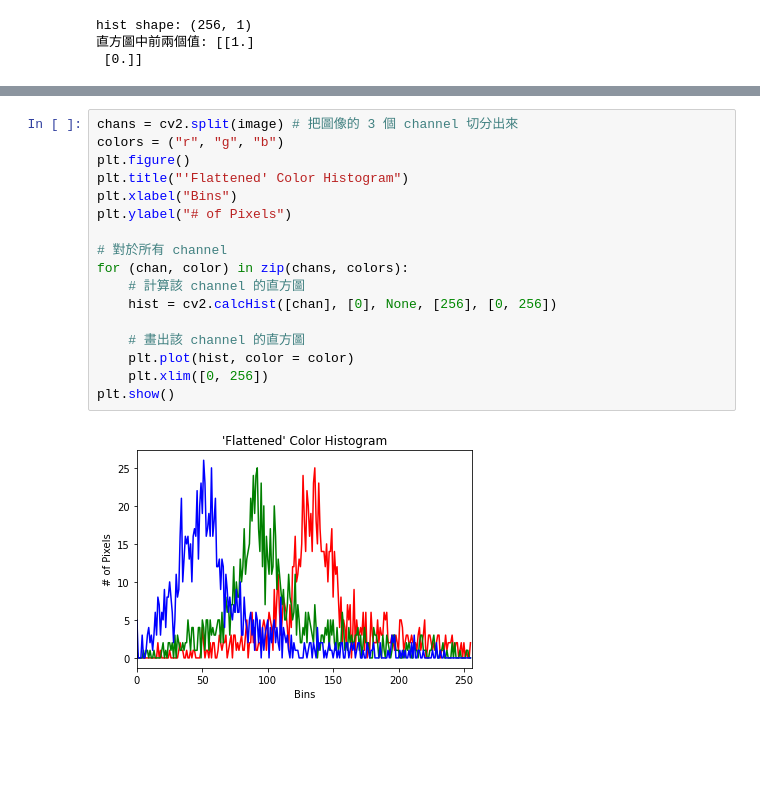
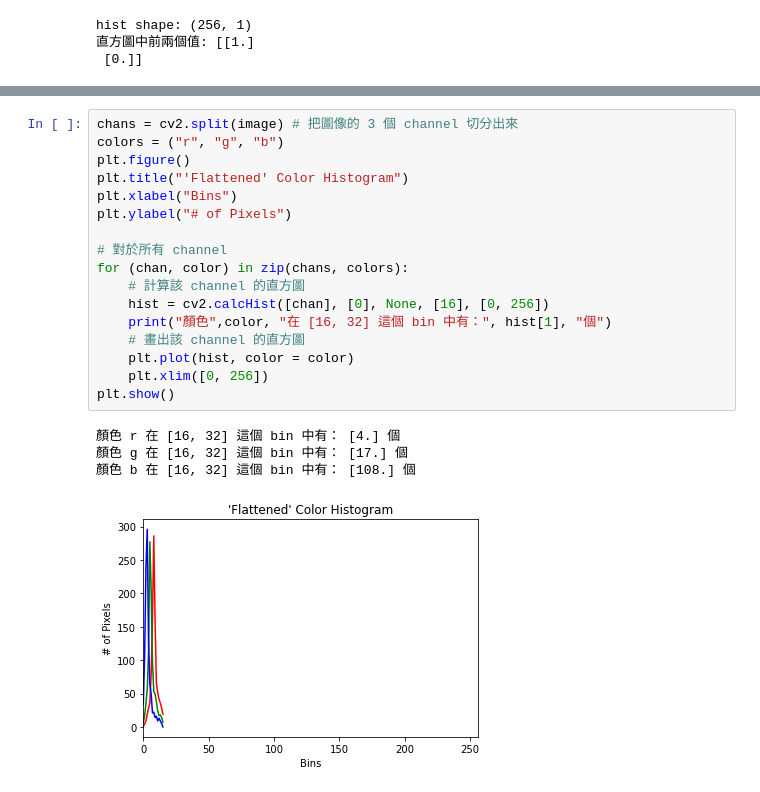
Before and after one commit to angelsaying8642/1st-DL-CVMarathon, a Jupyter notebook: Day090_color_histogram_HW.ipynb, the cells around one changed output, grey strips where cells are left out. Saved outputs shown, nothing was run; the diff lists cells and outputs as text; blank space fills up the shorter version.

```diff
--- a/Day090_color_histogram_HW.ipynb
+++ b/Day090_color_histogram_HW.ipynb
@@ -54,19 +74,22 @@ hist shape: (256, 1)
 # %%
 chans = cv2.split(image) # 把圖像的 3 個 channel 切分出來
 colors = ("r", "g", "b")
 plt.figure()
 plt.title("'Flattened' Color Histogram")
 plt.xlabel("Bins")
 plt.ylabel("# of Pixels")
 
 # 對於所有 channel
 for (chan, color) in zip(chans, colors):
     # 計算該 channel 的直方圖
-    hist = cv2.calcHist([chan], [0], None, [256], [0, 256])
-
+    hist = cv2.calcHist([chan], [0], None, [16], [0, 256])
+    print("顏色",color, "在 [16, 32] 這個 bin 中有：", hist[1], "個")
     # 畫出該 channel 的直方圖
     plt.plot(hist, color = color)
     plt.xlim([0, 256])
 plt.show()
 # %% [output]
+顏色 r 在 [16, 32] 這個 bin 中有： [4.] 個
+顏色 g 在 [16, 32] 這個 bin 中有： [17.] 個
+顏色 b 在 [16, 32] 這個 bin 中有： [108.] 個
-[figure, old version]
+[figure, new version]
```
Also changed, not shown: parts of 1 cell of this notebook.
